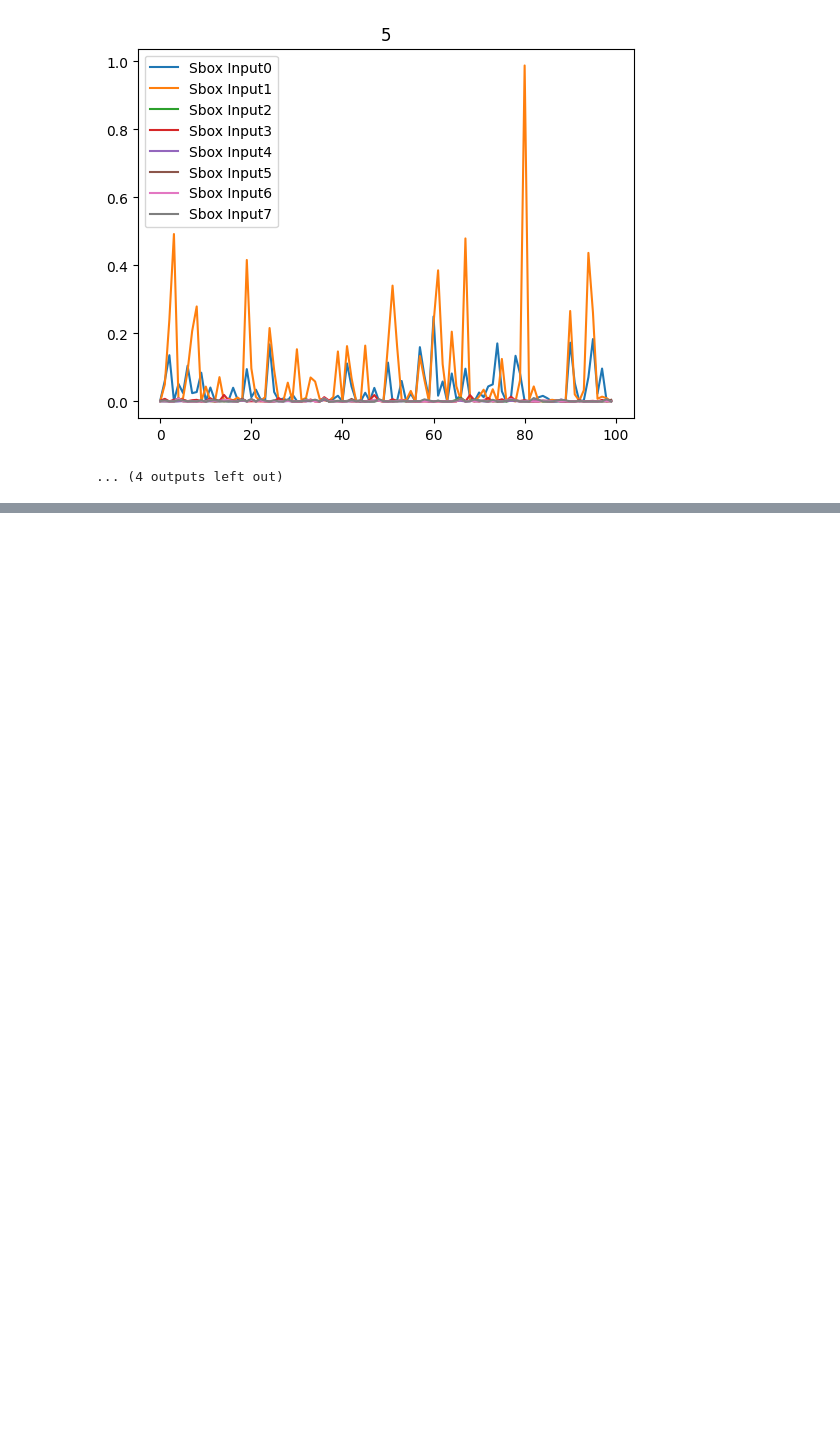
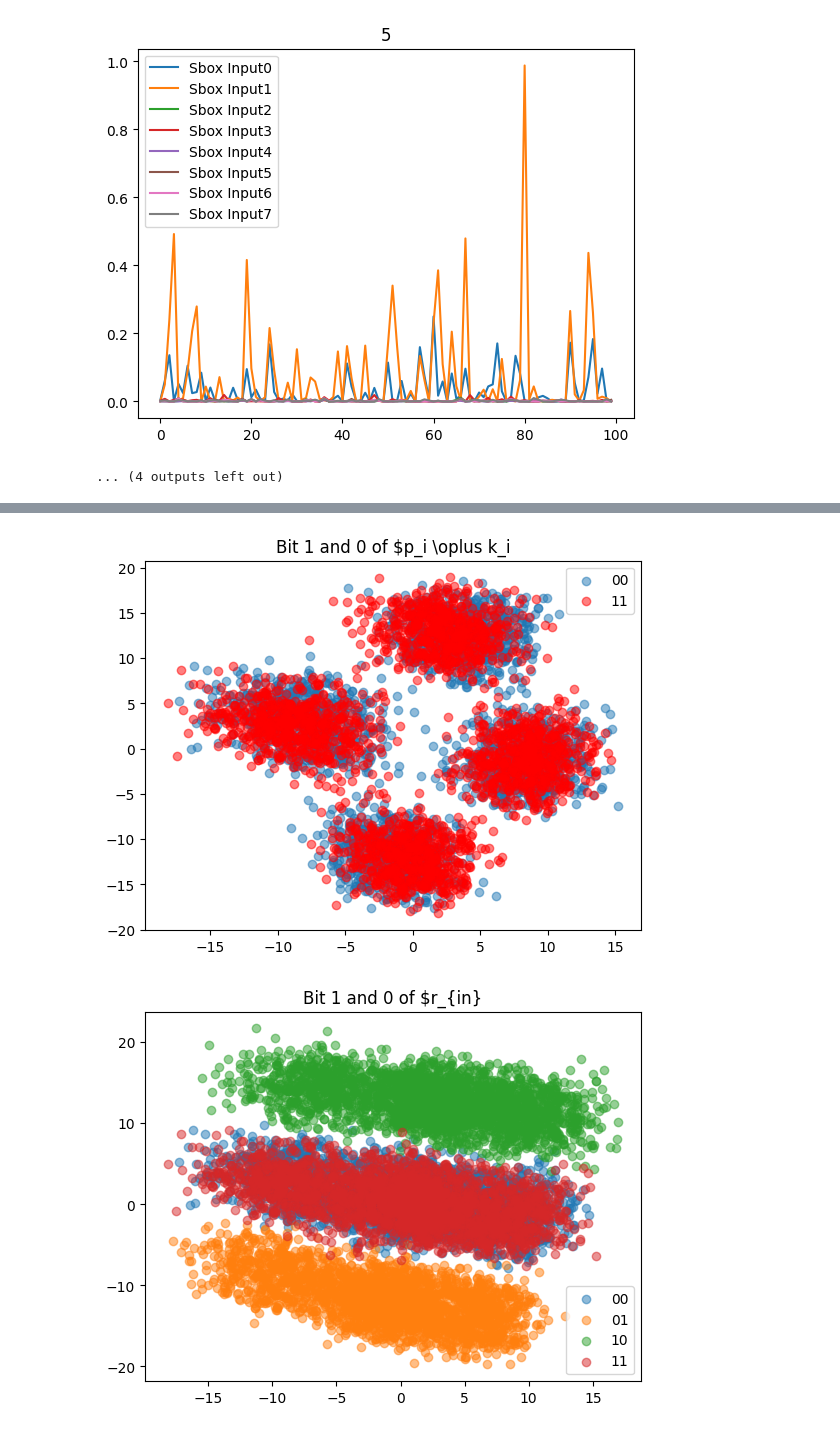
Before and after one commit to teravon/feature_emergence, a Jupyter notebook: fix_label.ipynb, the cells around one changed output, grey strips where cells are left out. Cells and saved outputs as stored; diff of their text form; code cells hidden in the pictures; blank space fills up the shorter version.

```diff
--- a/fix_label.ipynb
+++ b/fix_label.ipynb
@@ -411,0 +509,77 @@ Epoch 6/40
+# %%
+on = np.where(sbox_ins_att&0x3==0)
+off = np.where(sbox_ins_att&0x3==1)
+on2 = np.where(sbox_ins_att&0x3==2)
+off3 = np.where(sbox_ins_att&0x3 ==3)
+
+plt.scatter(new_s1_att[on, 2], new_s1_att[on, 1], label="00", alpha=0.5)
+#plt.scatter(new_s1_att[off, 2], new_s1_att[off, 1],c='#ff7f0e', label="01", alpha=0.5)
+#plt.scatter(new_s1_att[on2, 2], new_s1_att[on2, 1],c='g',  label="10", alpha=0.5)
+plt.scatter(new_s1_att[off3, 2], new_s1_att[off3, 1], c='r', label="11", alpha=0.5)
+plt.legend()
+plt.title("Bit 1 and 0 of $p_i \oplus k_i")
+plt.savefig("ptxk0011.png")
+plt.show()
+plt.close()
+
+
+# on = np.where(sbox_ins&0x1==0)
+# off = np.where(sbox_ins&0x1==1)
+# on2 = np.where(sbox_ins&0x3==2)
+# off3 = np.where(sbox_ins&0x3 ==3)
+
+# plt.scatter(new_s1_prof[on, 2], new_s1_prof[on, 1], label="00", alpha=0.5)
+# plt.scatter(new_s1_prof[off, 2], new_s1_prof[off, 1],c='#ff7f0e', label="01", alpha=0.5)
+# plt.scatter(new_s1_prof[on2, 2], new_s1_prof[on2, 1],c='g',  label="10", alpha=0.5)
+# plt.scatter(new_s1_prof[off3, 2], new_s1_prof[off3, 1], c='r', label="11", alpha=0.5)
+# plt.legend()
+# plt.show()
+# plt.close()
+
+
+
+on = np.where(dataset.share6_attack[ target_byte].astype(np.uint8)&0x3==0)
+off = np.where(dataset.share6_attack[target_byte].astype(np.uint8)&0x3 ==1)
+on2 = np.where(dataset.share6_attack[target_byte].astype(np.uint8)&0x3==2)
+off3 = np.where(dataset.share6_attack[target_byte].astype(np.uint8)&0x3 ==3)
+
+
+plt.scatter(new_s1_att[on, 2], new_s1_att[on, 1], label="00", alpha=0.5)
+plt.scatter(new_s1_att[off, 2], new_s1_att[off, 1], label="01", alpha=0.5)
+plt.scatter(new_s1_att[on2, 2], new_s1_att[on2, 1], label="10", alpha=0.5)
+plt.scatter(new_s1_att[off3, 2], new_s1_att[off3, 1], label="11", alpha=0.5)
+plt.legend()
+plt.title("Bit 1 and 0 of $r_{in}")
+plt.savefig("rin.png")
+plt.show()
+
+on = np.where(dataset.share5_attack[ target_byte].astype(np.uint8)&0x3==0)
+off = np.where(dataset.share5_attack[target_byte].astype(np.uint8)&0x3 ==1)
+on2 = np.where(dataset.share5_attack[target_byte].astype(np.uint8)&0x3==2)
+off3 = np.where(dataset.share5_attack[target_byte].astype(np.uint8)&0x3 ==3)
+
+
+plt.scatter(new_s1_att[on, 2], new_s1_att[on, 1], label="00", alpha=0.5)
+plt.scatter(new_s1_att[off, 2], new_s1_att[off, 1], label="01", alpha=0.5)
+plt.scatter(new_s1_att[on2, 2], new_s1_att[on2, 1], label="10", alpha=0.5)
+plt.scatter(new_s1_att[off3, 2], new_s1_att[off3, 1], label="11", alpha=0.5)
+plt.legend()
+plt.title("Bit 1 and 0 of $p_i \oplus k_i \oplus r_{in}")
+plt.savefig("ptxkxr.png")
+plt.show()
+
+on = np.where(dataset.attack_labels&0x1==0)
+off = np.where(dataset.attack_labels&0x1 ==1)
+# on2 = np.where(dataset.attack_labels&0x3==2)
+# off3 = np.where(dataset.attack_labels&0x3 ==3)
+
+#plt.scatter(new_s1_att[on, 7], new_s1_att[on, 7], label="0", alpha=0.5)
+plt.scatter(new_s1_att[off, 7], new_s1_att[off, 7], label="1", alpha=0.5)
+# plt.scatter(new_s1_att[on2, 6], new_s1_att[on2, 7], label="10", alpha=0.5)
+# plt.scatter(new_s1_att[off3, 6], new_s1_att[off3, 7], label="11", alpha=0.5)
+plt.legend()
+plt.show()
+plt.close()
+# %% [output]
+[figure, added]
+[figure, added]
```
Also changed, not shown: parts of 22 cells of this notebook, 11 other files.
